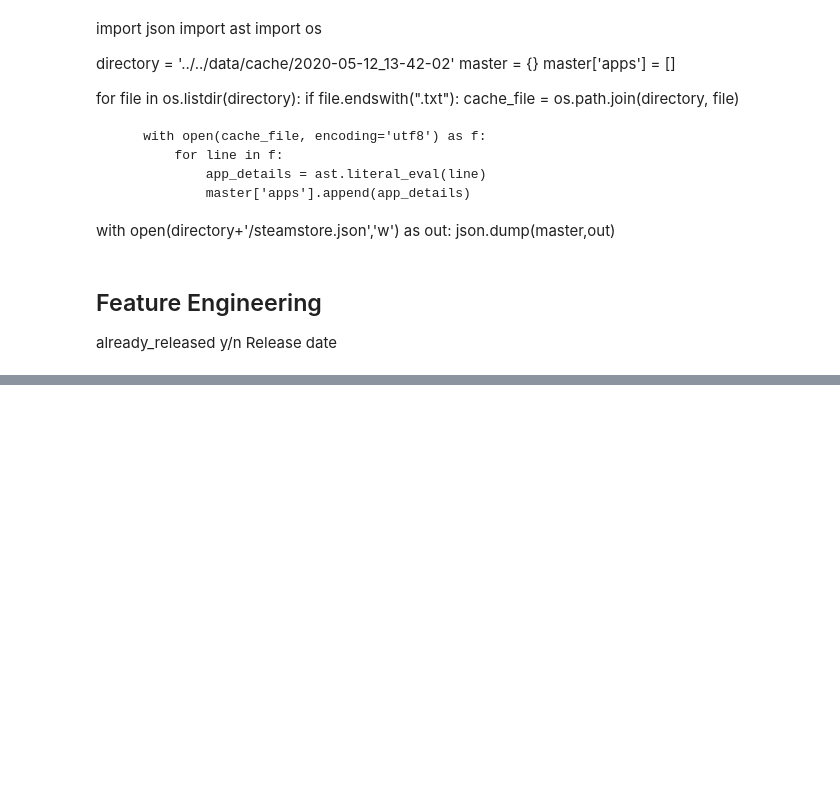
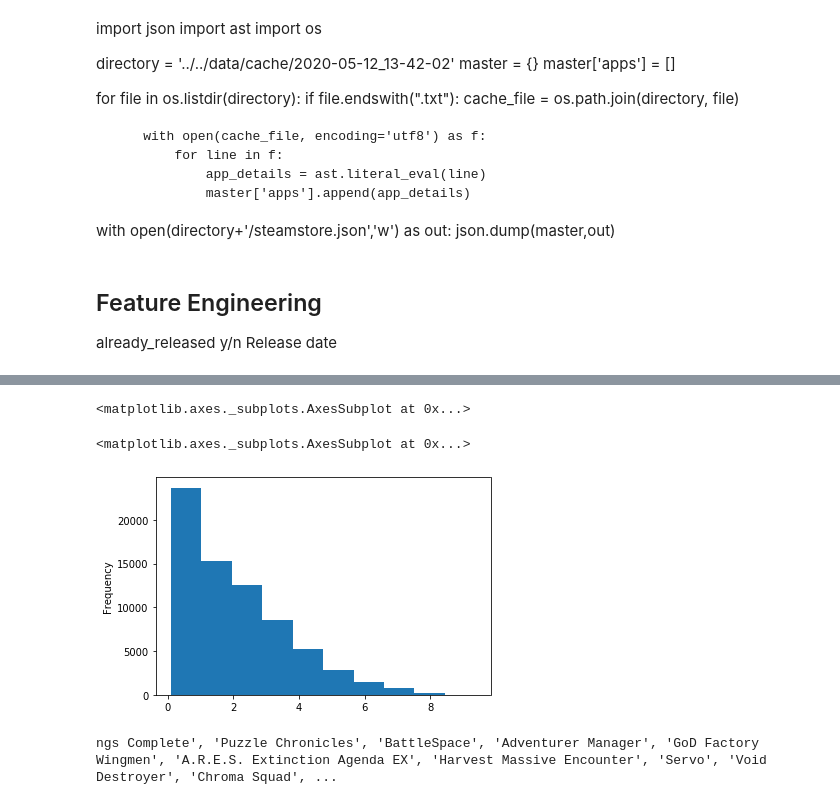
Before and after one commit to JamalRahman/Video-Game-Recommender, a Jupyter notebook: src/nb/eda.ipynb, the cells around one changed output, grey strips where cells are left out. Drawn from its saved outputs; the diff is of its cells as text; code cells hidden in the pictures; blank space fills up the shorter version.

```diff
--- a/src/nb/eda.ipynb
+++ b/src/nb/eda.ipynb
@@ -68,0 +84,6 @@ app_data['price'] = app_data.apply((lambda x: 0 if x['is_free']==True else x['pr
+# %%
+user_data.drop('0',axis=1,inplace=True)
+# %%
+user_data = user_data[user_data['purchased']=='play']
+# %%
+user_data.drop('purchased',axis=1,inplace=True)
@@ -68,0 +105,16 @@ app_data['price'] = app_data.apply((lambda x: 0 if x['is_free']==True else x['pr
+# %%
+user_data['log_hours'] = user_data['hours'].apply(lambda x: math.log((x+1)))
+# %%
+user_data['hours'].plot(kind='hist')
+# %% [output]
+<matplotlib.axes._subplots.AxesSubplot at 0x...>
+# %%
+user_data['log_hours'].plot(kind='hist')
+# %% [output]
+<matplotlib.axes._subplots.AxesSubplot at 0x...>
+[figure, added]
+# %%
+l = list(user_data['app_name'].unique())
+print(l)
+# %% [output]
+ngs Complete', 'Puzzle Chronicles', 'BattleSpace', 'Adventurer Manager', 'GoD Factory Wingmen', 'A.R.E.S. Extinction Agenda EX', 'Harvest Massive Encounter', 'Servo', 'Void Destroyer', 'Chroma Squad', ...
```
Also changed, not shown: parts of 42 cells of this notebook, 2 other files.
